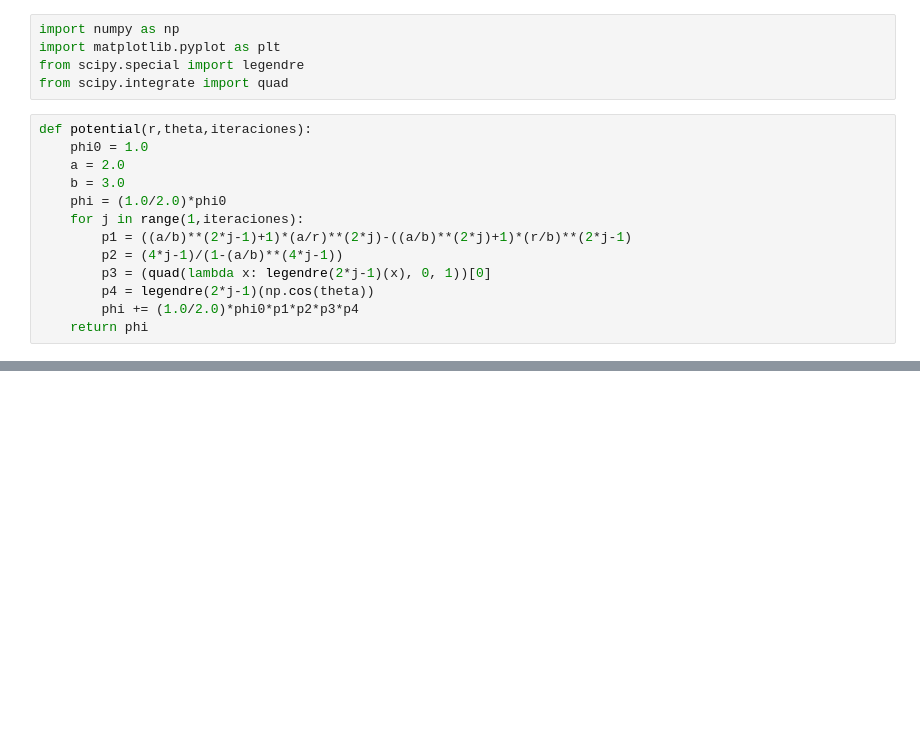
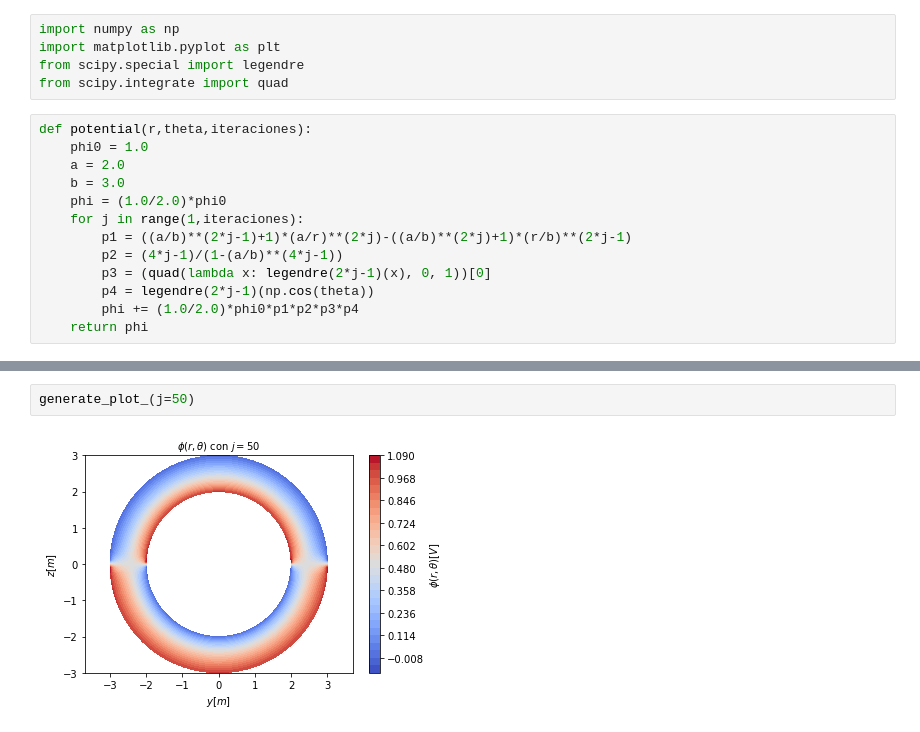
Before and after one commit to GamuceroJP/Concentric_Spherical_Shells, a Jupyter notebook: ProblemaEsferasConcéntricas.ipynb, the cells around one changed output, grey strips where cells are left out. Saved outputs shown, nothing was run; the diff lists cells and outputs as text; blank space fills up the shorter version.

```diff
--- a/ProblemaEsferasConcéntricas.ipynb
+++ b/ProblemaEsferasConcéntricas.ipynb
@@ -173,0 +57,4 @@ plt.show();
+# %%
+generate_plot_(j=50)
+# %% [output]
+[figure, added]
```
Also changed, not shown: parts of 8 cells of this notebook.
